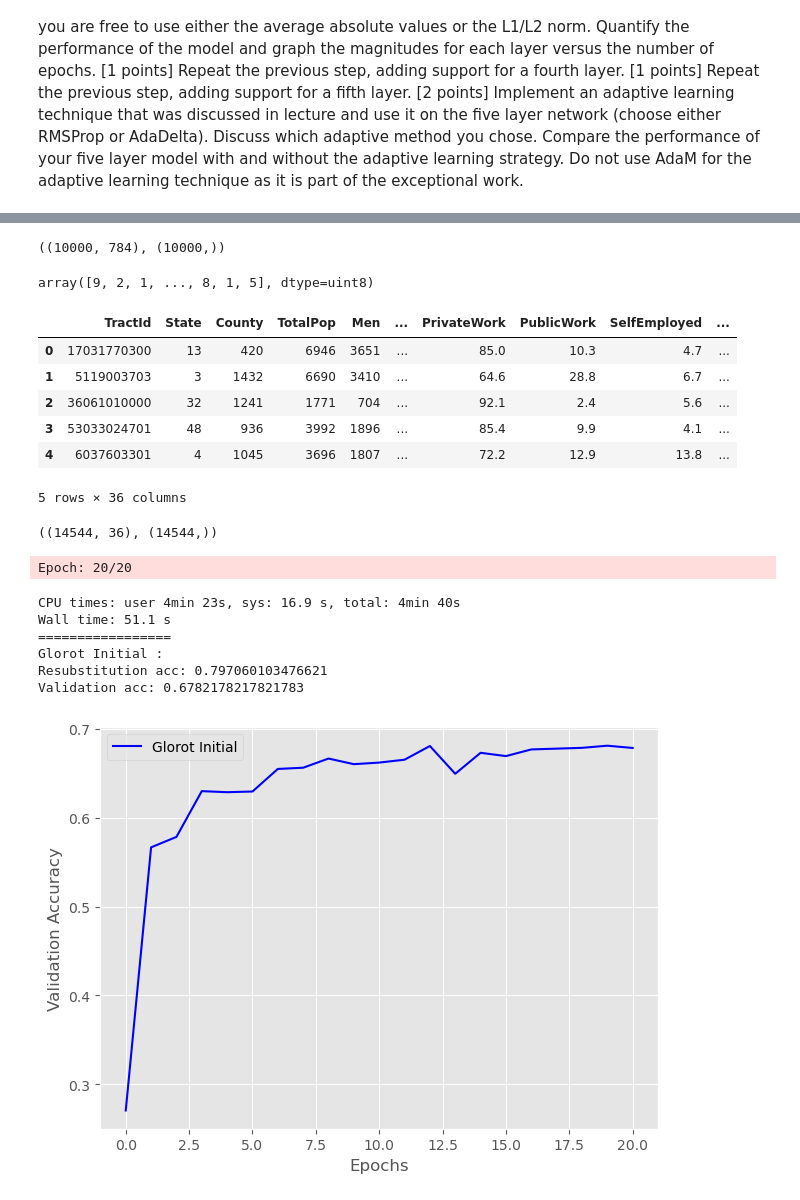
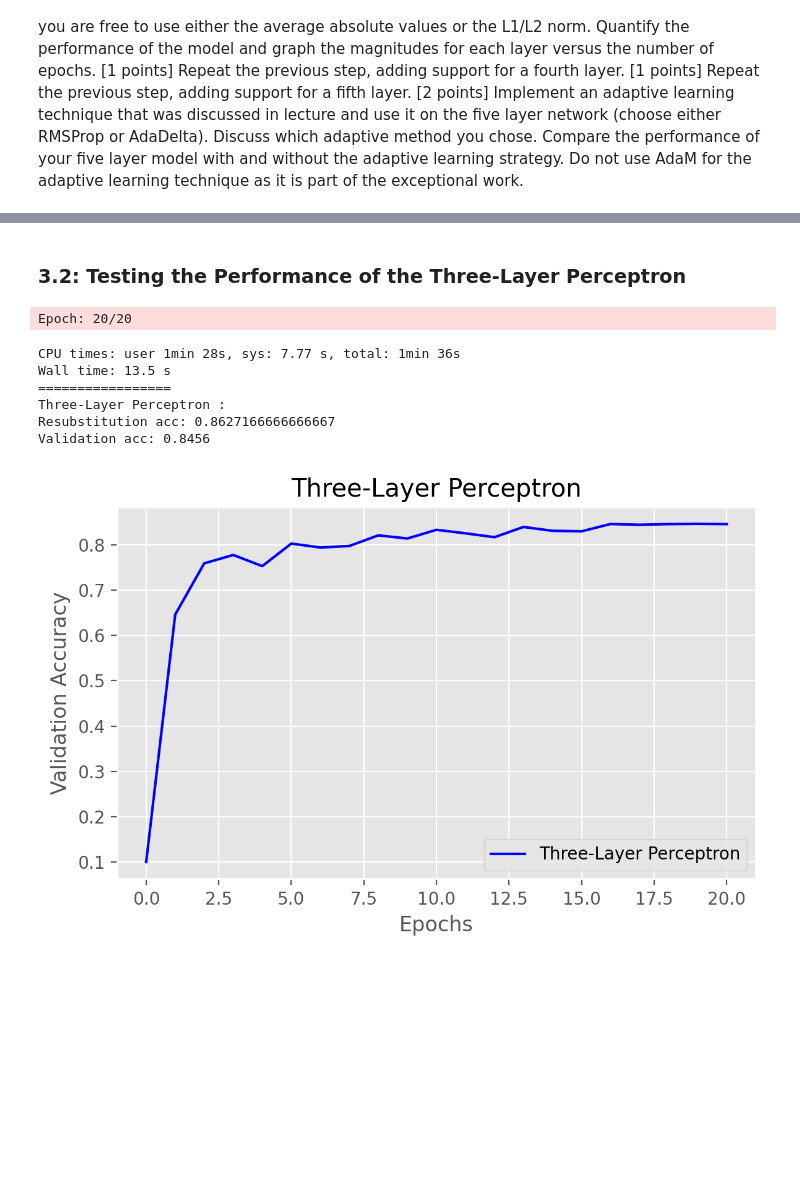
Before and after one commit to 48774861/mlpython_lab4, a Jupyter notebook: lab4_mlpython_pham_gurrola.ipynb, the cells around one changed output, grey strips where cells are left out. Drawn from its saved outputs; the diff is of its cells as text; code cells hidden in the pictures; blank space fills up the shorter version.

```diff
--- a/lab4_mlpython_pham_gurrola.ipynb
+++ b/lab4_mlpython_pham_gurrola.ipynb
@@ -118,6 +122,8 @@ def print_result(nn,X_train,y_train,X_test,y_test,title="",color="red"):
 
     yhat = nn.predict(X_test)
     print('Validation acc:',accuracy_score(y_test,yhat))
+    fig = plt.figure(figsize=(6,4), dpi=200)
+    ax = fig.add_subplot(1,1,1)
 
     if hasattr(nn,'val_score_'):
         plt.plot(range(len(nn.val_score_)), nn.val_score_, color=color,label=title)
@@ -126,6 +132,7 @@ def print_result(nn,X_train,y_train,X_test,y_test,title="",color="red"):
         plt.plot(range(len(nn.score_)), nn.score_, color=color,label=title)
         plt.ylabel('Resub Accuracy')
 
+    plt.title('Validation Accuracy vs. Epochs')
     plt.xlabel('Epochs')
     plt.tight_layout()
     plt.legend(loc='best')
@@ -662,51 +659,24 @@ array([[-0.5, -0.5, -0.5, ..., -0.5, -0.5, -0.5],
-# %%
-X_test.shape, y_test.shape
-# %% [output]
-((10000, 784), (10000,))
-# %%
-y_test
-# %% [output]
-array([9, 2, 1, ..., 8, 1, 5], dtype=uint8)
-# %%
-pd.set_option('display.max_columns', 10)
-X_train.head()
-# %% [output]
-|  | TractId | State | County | TotalPop | Men | ... | PrivateWork | PublicWork | SelfEmployed | ... |
-| 0 | 17031770300 | 13 | 420 | 6946 | 3651 | ... | 85.0 | 10.3 | 4.7 | ... |
-| 1 | 5119003703 | 3 | 1432 | 6690 | 3410 | ... | 64.6 | 28.8 | 6.7 | ... |
-| 2 | 36061010000 | 32 | 1241 | 1771 | 704 | ... | 92.1 | 2.4 | 5.6 | ... |
-| 3 | 53033024701 | 48 | 936 | 3992 | 1896 | ... | 85.4 | 9.9 | 4.1 | ... |
-| 4 | 6037603301 | 4 | 1045 | 3696 | 1807 | ... | 72.2 | 12.9 | 13.8 | ... |
-5 rows × 36 columns
-# %%
-X_test.shape, y_test.shape
-# %% [output]
-((14544, 36), (14544,))
+# %% [markdown]
+### 3.2: Testing the Performance of the Three-Layer Perceptron
 # %%
 vals = { 'n_hidden':30,
-         'C':0.1, 'epochs':20, 'eta':0.1, # poor starting learning rate!!
+         'C':0.1, 'epochs':20, 'eta':0.001,
          'alpha':0.001, 'decrease_const':0.1, 'decrease_iter':15,
          'minibatches':50,
          'shuffle':True,'random_state':1}
-vals['epochs'] = 20
-vals['eta'] = 0.001
 
-# nn_tradit = TLPMiniBatchCrossEntropy(**vals)
-nn_better = ThreeLP(**vals)
+nn_three = ThreeLP(**vals)
+%time nn_three.fit(X_train, y_train, print_progress=1, XY_test=(X_test, y_test))
 
-# %time nn_tradit.fit(X_train, y_train, print_progress=1, XY_test=(X_test, y_test))
-%time nn_better.fit(X_train_dummies, y_train, print_progress=1, XY_test=(X_test_dummies, y_test))
-
-# print_result(nn_tradit,X_train,y_train,X_test,y_test,title="Traditional",color="red")
-print_result(nn_better,X_train_dummies,y_train,X_test_dummies,y_test,title="Glorot Initial",color="blue")
+print_result(nn_three,X_train,y_train,X_test,y_test,title="Three-Layer Perceptron",color="blue")
 plt.show()
 # %% [output]
 Epoch: 20/20
-CPU times: user 4min 23s, sys: 16.9 s, total: 4min 40s
-Wall time: 51.1 s
+CPU times: user 1min 28s, sys: 7.77 s, total: 1min 36s
+Wall time: 13.5 s
 =================
-Glorot Initial :
-Resubstitution acc: 0.797060103476621
-Validation acc: 0.6782178217821783
+Three-Layer Perceptron :
+Resubstitution acc: 0.8627166666666667
+Validation acc: 0.8456
-[figure, old version]
+[figure, new version]
 # %%
```
Also changed, not shown: parts of 31 cells of this notebook, 1 other file.
